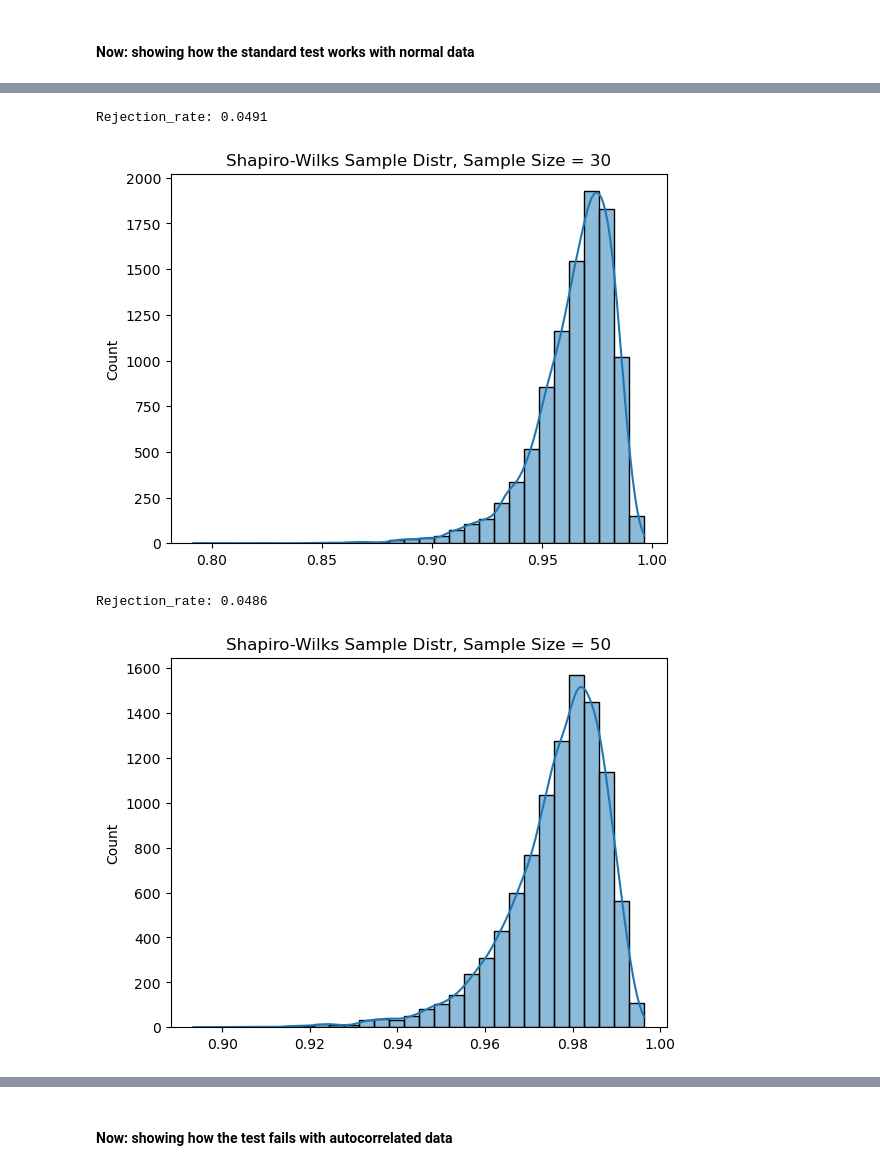
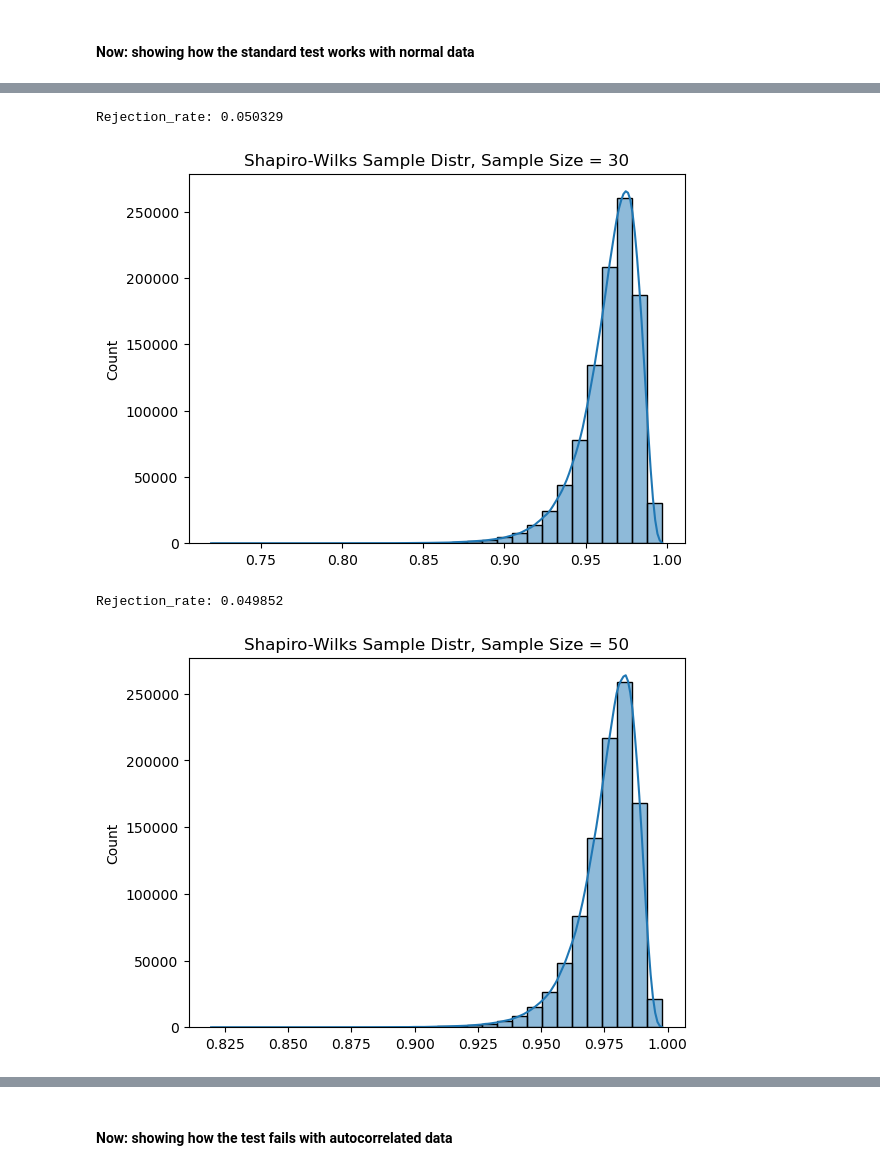
Before and after one commit to jinnayoon/ks_testing, a Jupyter notebook: normality_tests.ipynb, the cells around one changed output, grey strips where cells are left out. Saved outputs shown, nothing was run; the diff lists cells and outputs as text; code cells hidden in the pictures.

```diff
--- a/normality_tests.ipynb
+++ b/normality_tests.ipynb
@@ -594,26 +650,3 @@ After the code above multiple times, it appears that the sample mean is what's c
 **Conclusion**: The table method uses Monte Carlo simulations to approximate the distribution. The approximation can lead to slight bias/variance in the p-values. The lilliefor test table is also different than the ks-table. Tests like this with very high power (large n) will have a more noticeable difference on small effects.
 # %% [markdown]
 #### **Now: showing how the test fails with autocorrelated data**
-# %%
-n_trials = 1000
-sample_size = 30
-
-rejections = []
-for i in range(n_trials):
-    data = np.sort(generate_ar1(n=sample_size, phi=0.5))
-    #dist = norm estimates from each sample instead of using the known mu and std
-    result = lilliefors(data, dist='norm', pvalmethod='table') #table uses a very large simulation
-    pvalue = result[1] #get p-value only of tuple
-    rejections.append(pvalue)
-
-    emp_cdf = np.arange(1, sample_size + 1) / sample_size
-    mu_hat = np.mean(data)
-    sigma_hat = np.std(data, ddof=1)
-    null_cdf = stats.norm.cdf(data, loc=mu_hat, scale=sigma_hat)
-plt.plot(data, emp_cdf, 'r-', label='Empirical CDF')
-plt.plot(data, null_cdf, 'k--', label='Fitted Normal CDF')
-plt.figure(figsize=(6, 4))
-sns.histplot(data, kde=True, stat='density', label='Sample PDF')
-plt.title(f'Lilliefors Sample Distribution, Sample Size = {sample_size}')
-rejection_rate = np.mean(np.array(rejections) < 0.05)
-rejection_rate
@@ -751,10 +780,10 @@ rejection_rate_df.describe()
 With a phi of 0.2, the test rejects close to 0.05 of all observations. With a phi of 0.5, the data is much correlated and has a greater failure rate.
 # %%
 #making autocorrelation plot with different phi's, sample size n, differerent type I error
-phi_vals = [0, 0.2, 0.4, 0.8]
-n_trials = 1000
-sample_size = 25
-m_simulations = 1000
+phi_vals = [0, 0.2, 0.4, 0.6, 0.8, 1.0]
+n_trials = 1000000
+sample_size = 100
+m_simulations = 1000000
 
 rejection_rates = []
 for i in range(len(phi_vals)):
@@ -979,7 +1013,7 @@ rejection_rate
 # %%
 #using sample statistics now instead of set mu and sigma
 rng = np.random.default_rng() #default is mu = 0, std = 1
-n_trials = 10000
+n_trials = 1000000
 sample_size = 10
 stats_values_10 = []
 
@@ -1002,7 +1036,7 @@ Rejection_rate: 0.0492
 # %%
 #using sample statistics now instead of set mu and sigma
 rng = np.random.default_rng() #default is mu = 0, std = 1
-n_trials = 10000
+n_trials = 1000000
 sample_size = 30
 stats_values_30 = []
 
@@ -1020,31 +1054,31 @@ hist_30 = sns.histplot(stats_values_30, bins=30, kde=True, edgecolor='black')
 plt.title(f'Shapiro-Wilks Sample Distr, Sample Size = {sample_size}')
 print(f'Rejection_rate: {rejection_rate}')
 # %% [output]
-Rejection_rate: 0.0491
+Rejection_rate: 0.050329
-[figure, old version]
+[figure, new version]
 # %%
 #using sample statistics now instead of set mu and sigma
 rng = np.random.default_rng() #default is mu = 0, std = 1
-n_trials = 10000
+n_trials = 1000000
 sample_size = 50
 stats_values_50 = []
 
 rejections = []
 for i in range(n_trials):
     data = rng.normal(size=sample_size)
     result = stats.shapiro(data)
     stat, pval = stats.shapiro(data)
     stats_values_50.append(stat)
     rejections.append(pval)
 
 stats_values_50 = np.array(stats_values_50)
 rejection_rate = np.mean(np.array(rejections) < 0.05)
 hist_30 = sns.histplot(stats_values_50, bins=30, kde=True, edgecolor='black')
 plt.title(f'Shapiro-Wilks Sample Distr, Sample Size = {sample_size}')
 print(f'Rejection_rate: {rejection_rate}')
 # %% [output]
-Rejection_rate: 0.0486
+Rejection_rate: 0.049852
-[figure, old version]
+[figure, new version]
 # %%
 #using sample statistics now instead of set mu and sigma
 rng = np.random.default_rng() #default is mu = 0, std = 1
```
Also changed, not shown: parts of 26 cells of this notebook, 6 other files.
